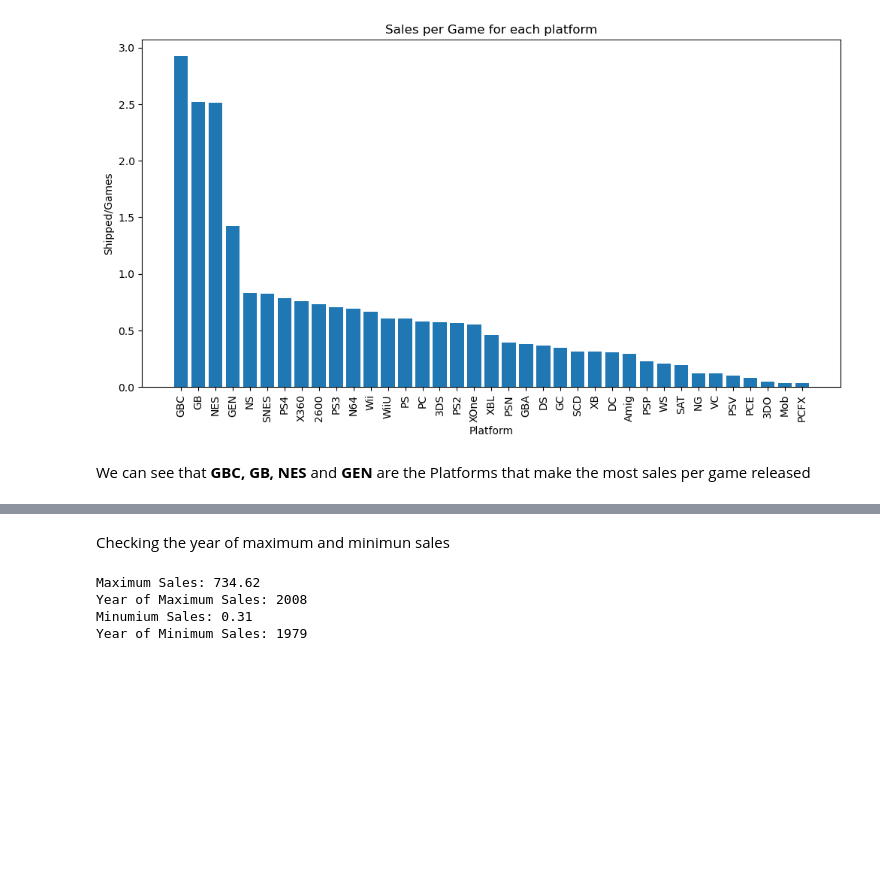
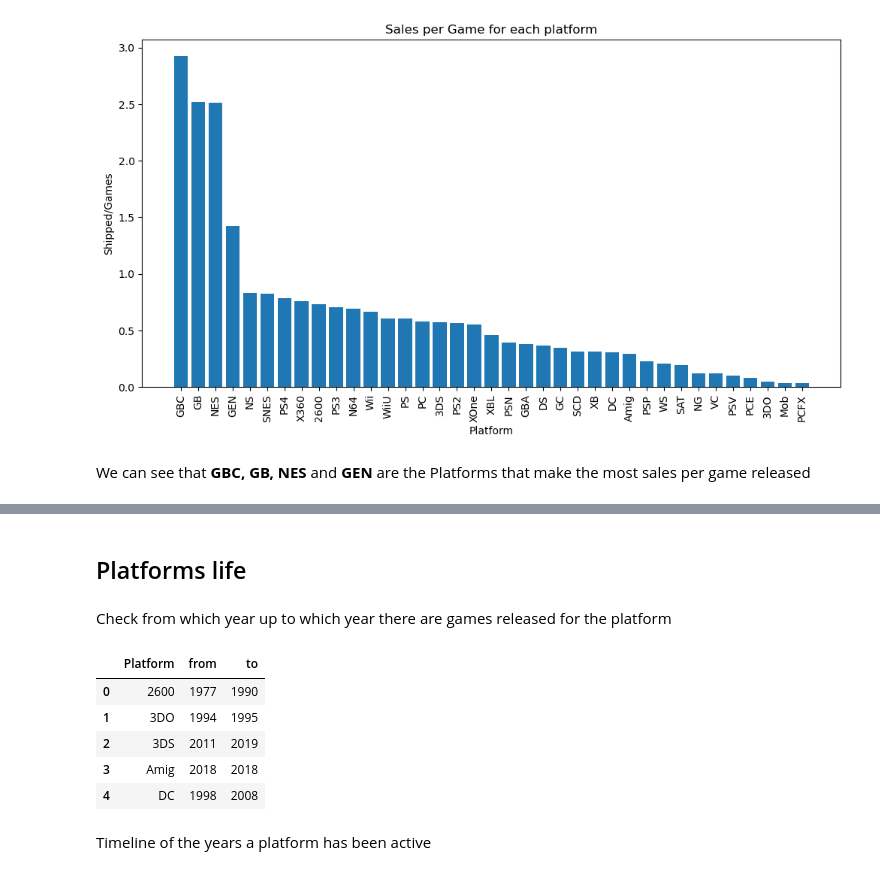
Before and after one commit to camilacareggio/data-analysis, a Jupyter notebook: videogame_sales_analysis/videogame_sales_analysis.ipynb, the cells around one changed output, grey strips where cells are left out. Cells and saved outputs as stored; diff of their text form; code cells hidden in the pictures; blank space fills up the shorter version.

```diff
--- a/videogame_sales_analysis/videogame_sales_analysis.ipynb
+++ b/videogame_sales_analysis/videogame_sales_analysis.ipynb
@@ -155,20 +175,2 @@ plt.show()
-# %% [markdown]
-Checking the year of maximum and minimun sales
-# %%
-max_sales_value = sales_per_year.max()
-max_sales_year = sales_per_year.idxmax()
-
-min_sales_value = sales_per_year.min()
-min_sales_year = sales_per_year.idxmin()
-
-# Print
-print("Maximum Sales:", max_sales_value)
-print("Year of Maximum Sales:", max_sales_year)
-
-print("Minumium Sales:", min_sales_value)
-print("Year of Minimum Sales:", min_sales_year)
-# %% [output]
-Maximum Sales: 734.62
-Year of Maximum Sales: 2008
-Minumium Sales: 0.31
-Year of Minimum Sales: 1979
+# %% [markdown]
+## Platforms life
@@ -174,0 +179,28 @@ Year of Minimum Sales: 1979
+# %% [markdown]
+Check from which year up to which year there are games released for the platform
+# %%
+# pivot table
+pivot_years = df1.pivot_table(
+    index="Platform",
+    values="Year",
+   aggfunc={"Year": ["max", "min"]}
+)
+
+# change name
+pivot_years = pivot_years.rename(columns={'min': 'from',
+                                         'max': "to"})
+
+# Reorder the columns
+pivot_years = pivot_years[["from", "to"]]
+pivot_years = pivot_years.reset_index()
+
+pivot_years.head()
+# %% [output]
+|  | Platform | from | to |
+| 0 | 2600 | 1977 | 1990 |
+| 1 | 3DO | 1994 | 1995 |
+| 2 | 3DS | 2011 | 2019 |
+| 3 | Amig | 2018 | 2018 |
+| 4 | DC | 1998 | 2008 |
+# %% [markdown]
+Timeline of the years a platform has been active
```
Also changed, not shown: parts of 21 cells of this notebook.
